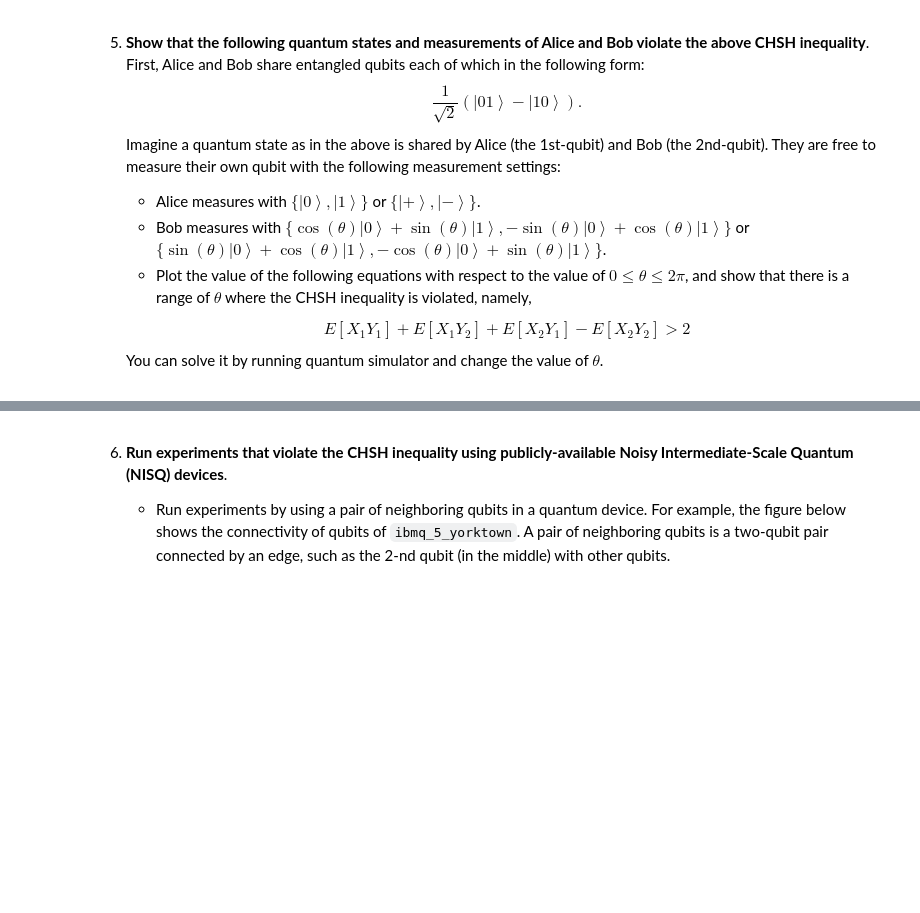
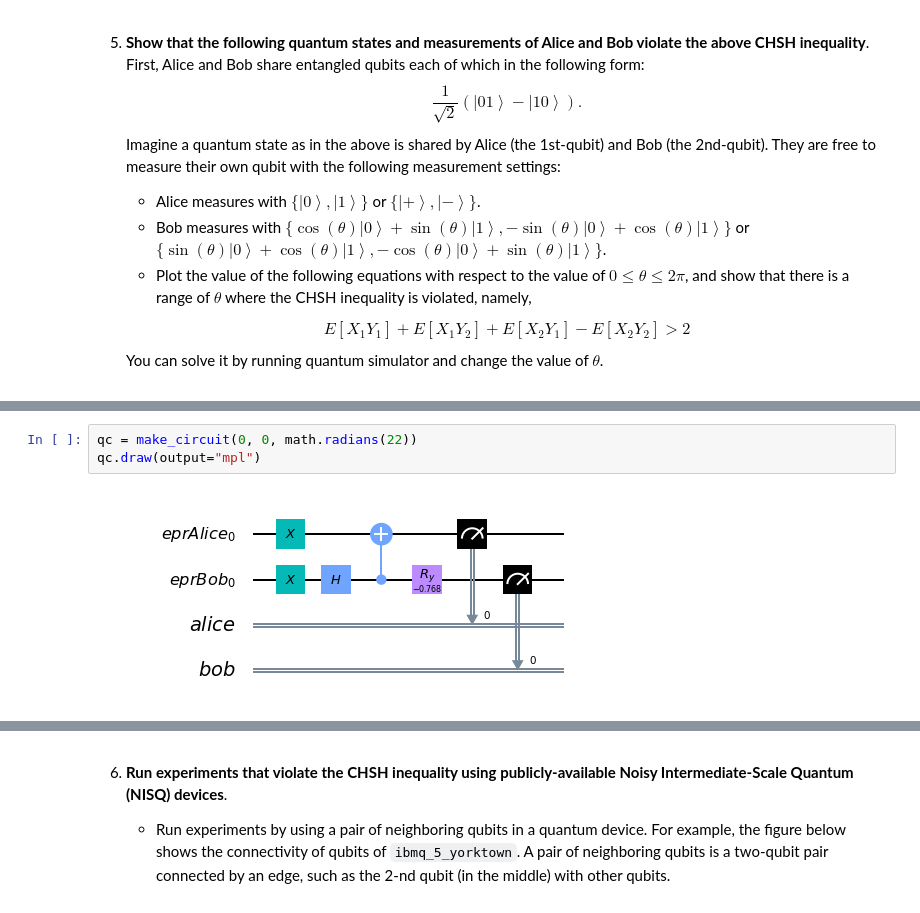
Before and after one commit to ankaisen/quantum-computing, a Jupyter notebook: CHSH_Inequalities.ipynb, the cells around one changed output, grey strips where cells are left out. Saved outputs shown, nothing was run; the diff lists cells and outputs as text; blank space fills up the shorter version.

```diff
--- a/CHSH_Inequalities.ipynb
+++ b/CHSH_Inequalities.ipynb
@@ -181,0 +133,5 @@ for angle in range(360):
+# %%
+qc = make_circuit(0, 0, math.radians(22))
+qc.draw(output="mpl")
+# %% [output]
+[figure, added]
```
Also changed, not shown: parts of 2 cells of this notebook.
